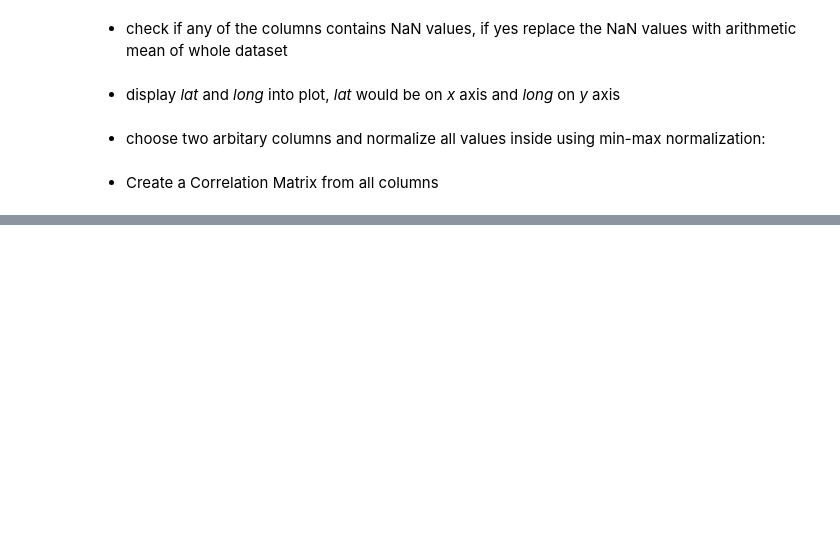
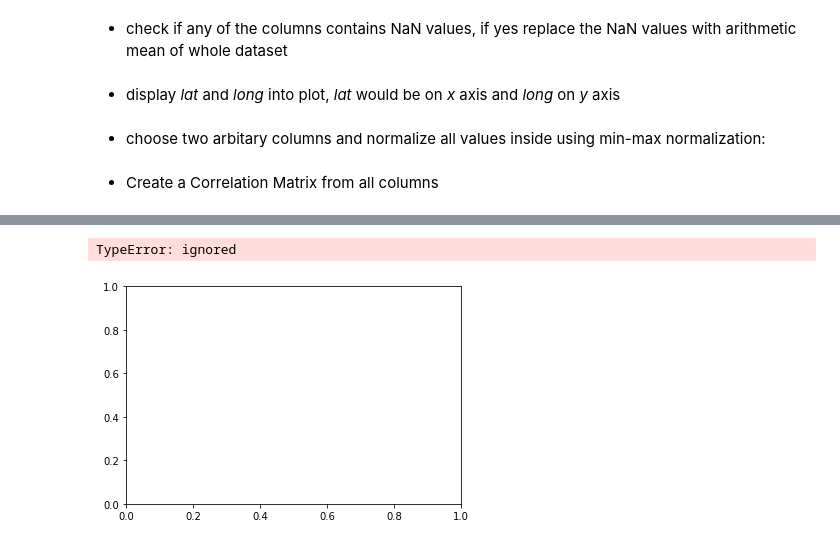
Before and after one commit to KassenBoyaubay/MPA-MLF, a Jupyter notebook: exercie_01.ipynb, the cells around one changed output, grey strips where cells are left out. Cells and saved outputs as stored; diff of their text form; code cells hidden in the pictures; blank space fills up the shorter version.

```diff
--- a/exercie_01.ipynb
+++ b/exercie_01.ipynb
@@ -322,0 +388,6 @@ Use google colab dataset loaded in the lecture and do following operations:
+# %%
+plt.figure()
+plt.plot(x=dataset["latitude"], y=dataset["longitude"])
+# %% [output]
+TypeError: ignored
+[figure, added]
```
Also changed, not shown: parts of 12 cells of this notebook.
